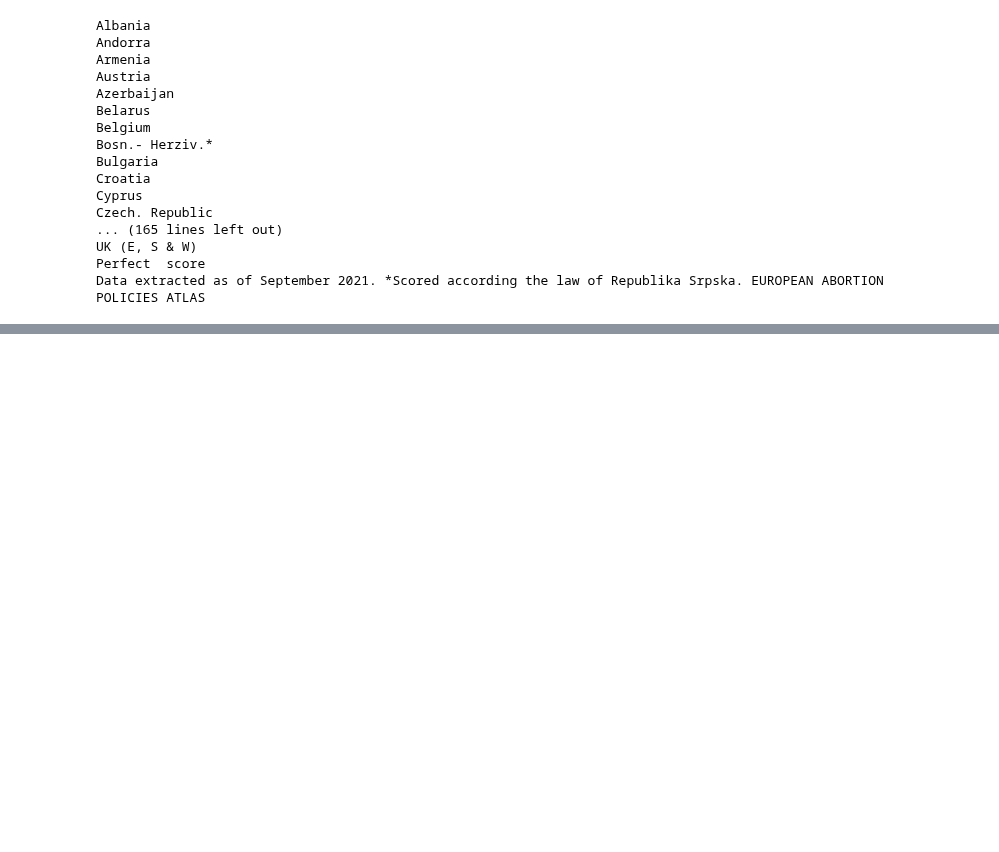
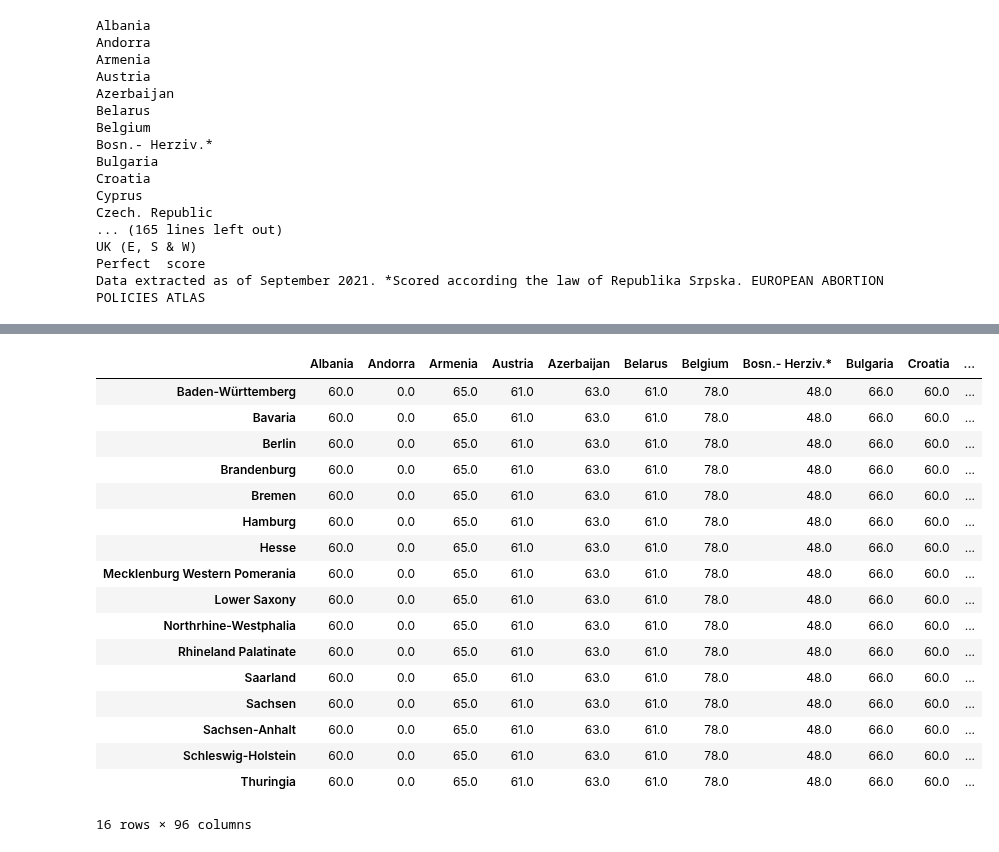
Before and after one commit to Alvaroguijarro97/ML_Group_Project, a Jupyter notebook: Data_Abortion_Atlas.ipynb, the cells around one changed output, grey strips where cells are left out. Drawn from its saved outputs; the diff is of its cells as text; code cells hidden in the pictures; blank space fills up the shorter version.

```diff
--- a/Data_Abortion_Atlas.ipynb
+++ b/Data_Abortion_Atlas.ipynb
@@ -182,0 +438,64 @@ df_abortion_atlas
+# %%
+# rename columns, cleaning data
+  # renaming: "Statistik_Code"	"Statistik_Label"	"Zeit_Code"	"Zeit_Label"	"Zeit" are all the same for this table. They can be added as header/general info about the table, no need to keep them inside the table
+  # renaming: 1_Auspraegung_Label = State of residence (in Germany); 2_Auspraegung_Label = Sex; 3_Auspraegung_Label = Citizenship (outside Germany); BEV027__Auslaender__Anzahl = Number of Foreigners in the state
+foreign_data_renamed = foreign_data.rename(columns={"1_Auspraegung_Label": "State of residence (in Germany)", "2_Auspraegung_Label": "Sex", "3_Auspraegung_Label": "Citizenship (outside Germany)", "BEV027__Auslaender__Anzahl": "Number of Foreigners in the state"})
+# filter data for rows and columns that matter in the given context
+  # suggest filter: from here on, using only "insgesamt" for Sex, not distinguishing male/female
+foreign_data_renamed_filtered = foreign_data_renamed.loc[foreign_data_renamed["Sex"] == "Insgesamt"]
+  # filter for the renamed variables (excluding sex, as it is the same across all observations after the last step)
+foreign_data_renamed_filtered = foreign_data_renamed_filtered.filter(items=["State of residence (in Germany)", "Citizenship (outside Germany)", "Number of Foreigners in the state"])
+
+# make observation unit "state of residence", widen "Citizenship"
+foreign_data_renamed_filtered = pd.pivot(foreign_data_renamed_filtered, index = "State of residence (in Germany)", columns = "Citizenship (outside Germany)", values = "Number of Foreigners in the state")
+
+# order columns by country_name, "insgesamt" as a final column
+foreign_data_renamed_filtered = foreign_data_renamed_filtered [["Belgien", "Dänemark", "Frankreich", "Niederlande", "Österreich", "Polen", "Schweiz", "Tschechien", "Insgesamt"]]
+
+foreign_data_by_state = foreign_data_renamed_filtered.rename(
+    columns={
+        "Belgien": "Belgium",
+        "Dänemark": "Denmark",
+        "Frankreich": "France",
+        "Niederlande": "Netherlands",
+        "Österreich": "Austria",
+        "Polen": "Poland",
+        "Schweiz": "Switzerland",
+        "Tschechien": "Czech Republic",
+        "Insgesamt": "Total"
+        },
+    index={
+        "Bayern": "Bavaria",
+        "Hessen": "Hesse",
+        "Mecklenburg-Vorpommern": "Mecklenburg Western Pomerania",
+        "Niedersachsen": "Lower Saxony",
+        "Nordrhein-Westfalen": "Northrhine-Westphalia",
+        "Rheinland-Pfalz": "Rhineland Palatinate",
+        "Thüringen" : "Thuringia"
+        })
+# %%
+central_table_renamed_filtered = central_table_renamed_filtered.join(migrant_background_data_by_state, rsuffix='_migrant')
+central_table_renamed_filtered = central_table_renamed_filtered.join(foreign_data_by_state, rsuffix='_foreign')
+
+central_table_renamed_filtered
+
+# central_table.join(df_abortion_atlas.set_index('key'), on='OVERALL TOTAL')
+# %% [output]
+|  | Albania | Andorra | Armenia | Austria | Azerbaijan | Belarus | Belgium | Bosn.- Herziv.* | Bulgaria | Croatia | ... |
+| Baden-Württemberg | 60.0 | 0.0 | 65.0 | 61.0 | 63.0 | 61.0 | 78.0 | 48.0 | 66.0 | 60.0 | ... |
+| Bavaria | 60.0 | 0.0 | 65.0 | 61.0 | 63.0 | 61.0 | 78.0 | 48.0 | 66.0 | 60.0 | ... |
+| Berlin | 60.0 | 0.0 | 65.0 | 61.0 | 63.0 | 61.0 | 78.0 | 48.0 | 66.0 | 60.0 | ... |
+| Brandenburg | 60.0 | 0.0 | 65.0 | 61.0 | 63.0 | 61.0 | 78.0 | 48.0 | 66.0 | 60.0 | ... |
+| Bremen | 60.0 | 0.0 | 65.0 | 61.0 | 63.0 | 61.0 | 78.0 | 48.0 | 66.0 | 60.0 | ... |
+| Hamburg | 60.0 | 0.0 | 65.0 | 61.0 | 63.0 | 61.0 | 78.0 | 48.0 | 66.0 | 60.0 | ... |
+| Hesse | 60.0 | 0.0 | 65.0 | 61.0 | 63.0 | 61.0 | 78.0 | 48.0 | 66.0 | 60.0 | ... |
+| Mecklenburg Western Pomerania | 60.0 | 0.0 | 65.0 | 61.0 | 63.0 | 61.0 | 78.0 | 48.0 | 66.0 | 60.0 | ... |
+| Lower Saxony | 60.0 | 0.0 | 65.0 | 61.0 | 63.0 | 61.0 | 78.0 | 48.0 | 66.0 | 60.0 | ... |
+| Northrhine-Westphalia | 60.0 | 0.0 | 65.0 | 61.0 | 63.0 | 61.0 | 78.0 | 48.0 | 66.0 | 60.0 | ... |
+| Rhineland Palatinate | 60.0 | 0.0 | 65.0 | 61.0 | 63.0 | 61.0 | 78.0 | 48.0 | 66.0 | 60.0 | ... |
+| Saarland | 60.0 | 0.0 | 65.0 | 61.0 | 63.0 | 61.0 | 78.0 | 48.0 | 66.0 | 60.0 | ... |
+| Sachsen | 60.0 | 0.0 | 65.0 | 61.0 | 63.0 | 61.0 | 78.0 | 48.0 | 66.0 | 60.0 | ... |
+| Sachsen-Anhalt | 60.0 | 0.0 | 65.0 | 61.0 | 63.0 | 61.0 | 78.0 | 48.0 | 66.0 | 60.0 | ... |
+| Schleswig-Holstein | 60.0 | 0.0 | 65.0 | 61.0 | 63.0 | 61.0 | 78.0 | 48.0 | 66.0 | 60.0 | ... |
+| Thuringia | 60.0 | 0.0 | 65.0 | 61.0 | 63.0 | 61.0 | 78.0 | 48.0 | 66.0 | 60.0 | ... |
+16 rows × 96 columns
```
Also changed, not shown: parts of 15 cells of this notebook.
